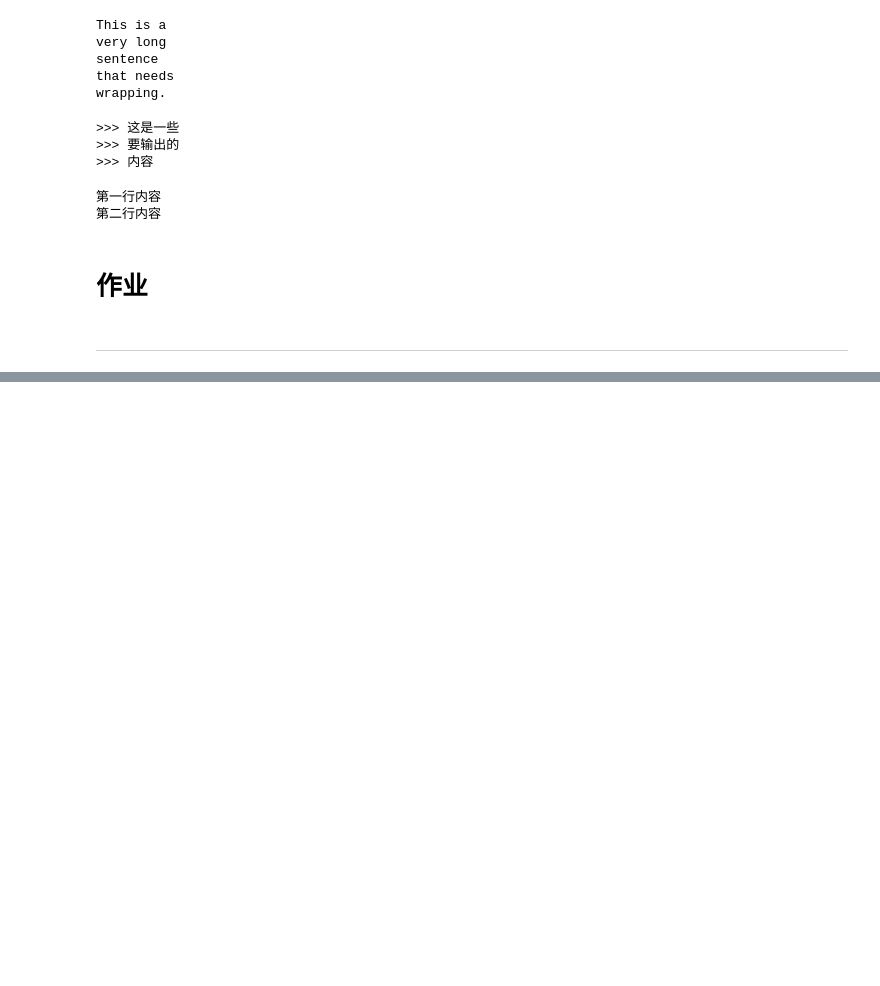
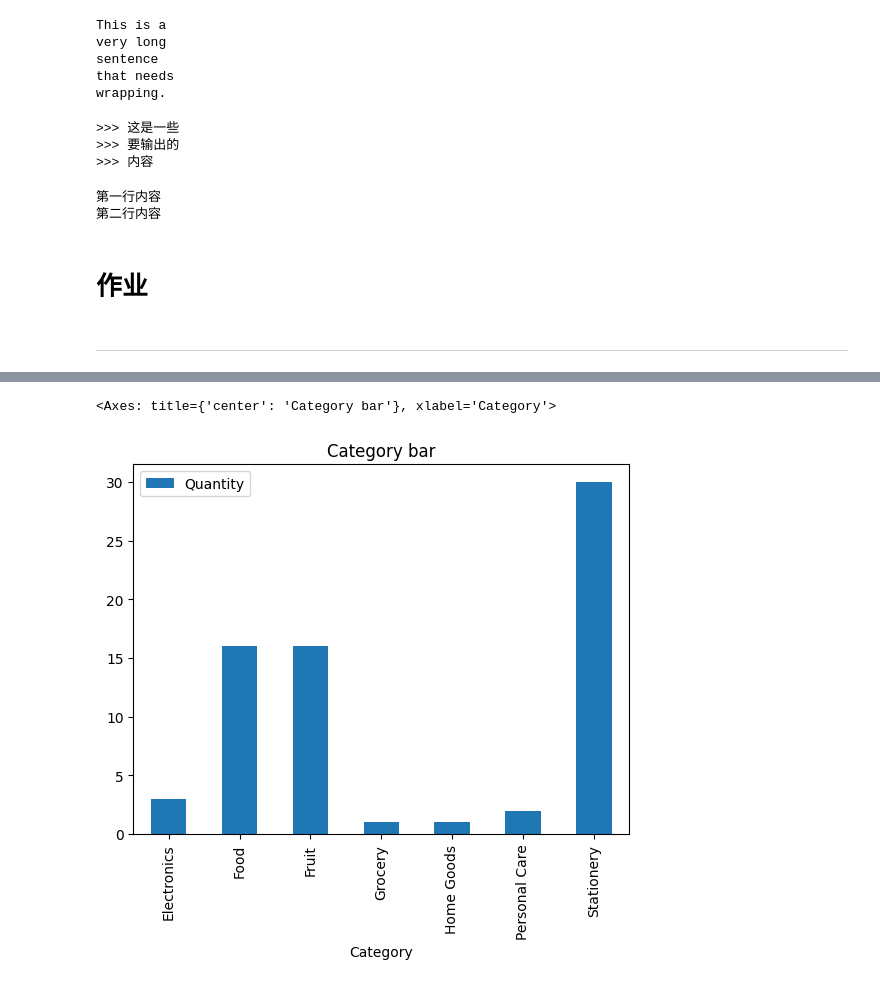
Before and after one commit to chunyi-11/PythonCourse, a Jupyter notebook: Class_5.ipynb, the cells around one changed output, grey strips where cells are left out. Saved outputs shown, nothing was run; the diff lists cells and outputs as text; code cells hidden in the pictures; blank space fills up the shorter version.

```diff
--- a/Class_5.ipynb
+++ b/Class_5.ipynb
@@ -1820,0 +2194,8 @@ print(textwrap.dedent(text))
+# %%
+# Q14: 用柱状图展示每类产品的销量
+df_products.groupby("Category").agg({"Quantity": "sum"}).plot(
+    kind="bar", title="Category bar"
+)  # 柱状图
+# %% [output]
+<Axes: title={'center': 'Category bar'}, xlabel='Category'>
+[figure, added]
```
Also changed, not shown: parts of 23 cells of this notebook.
